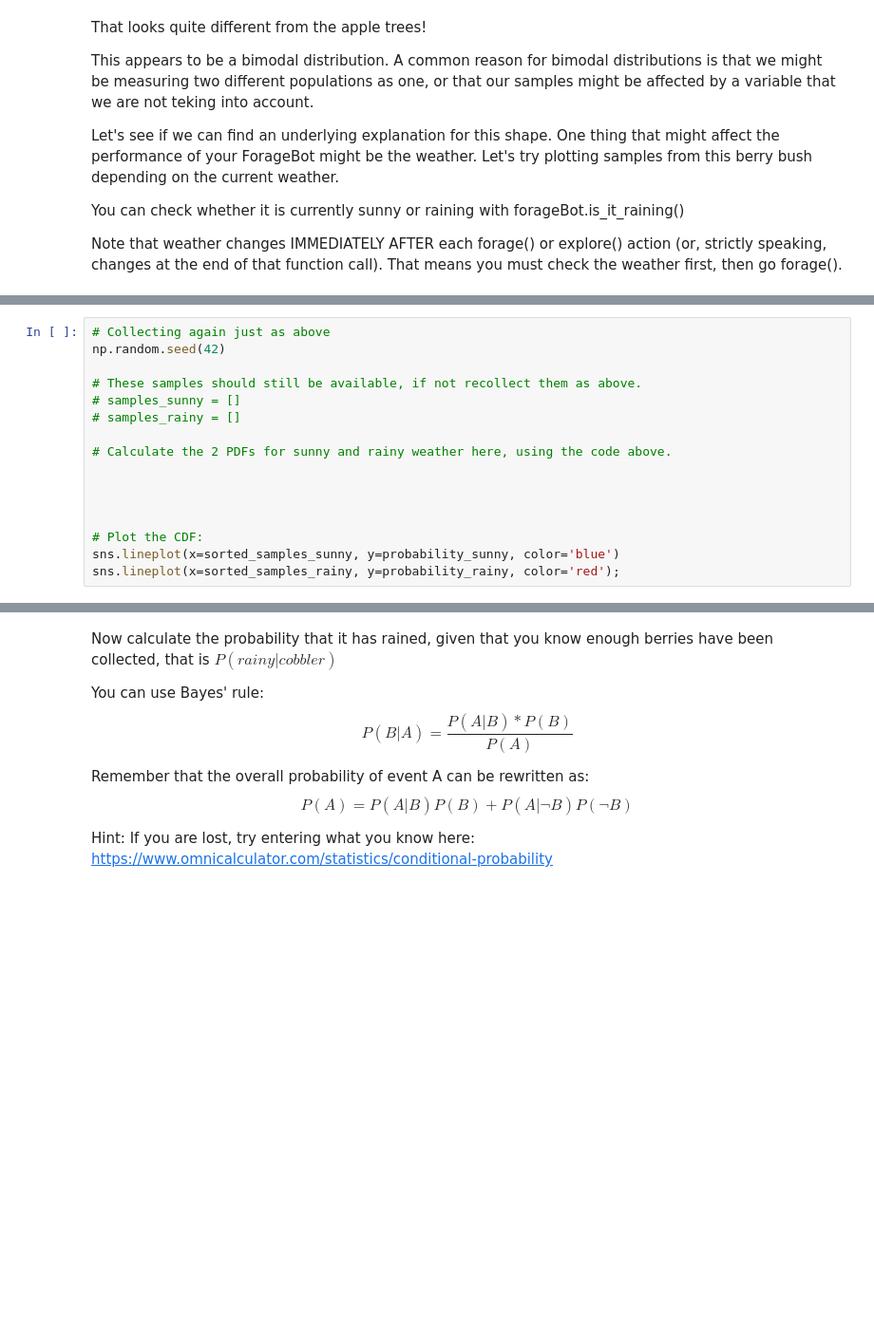
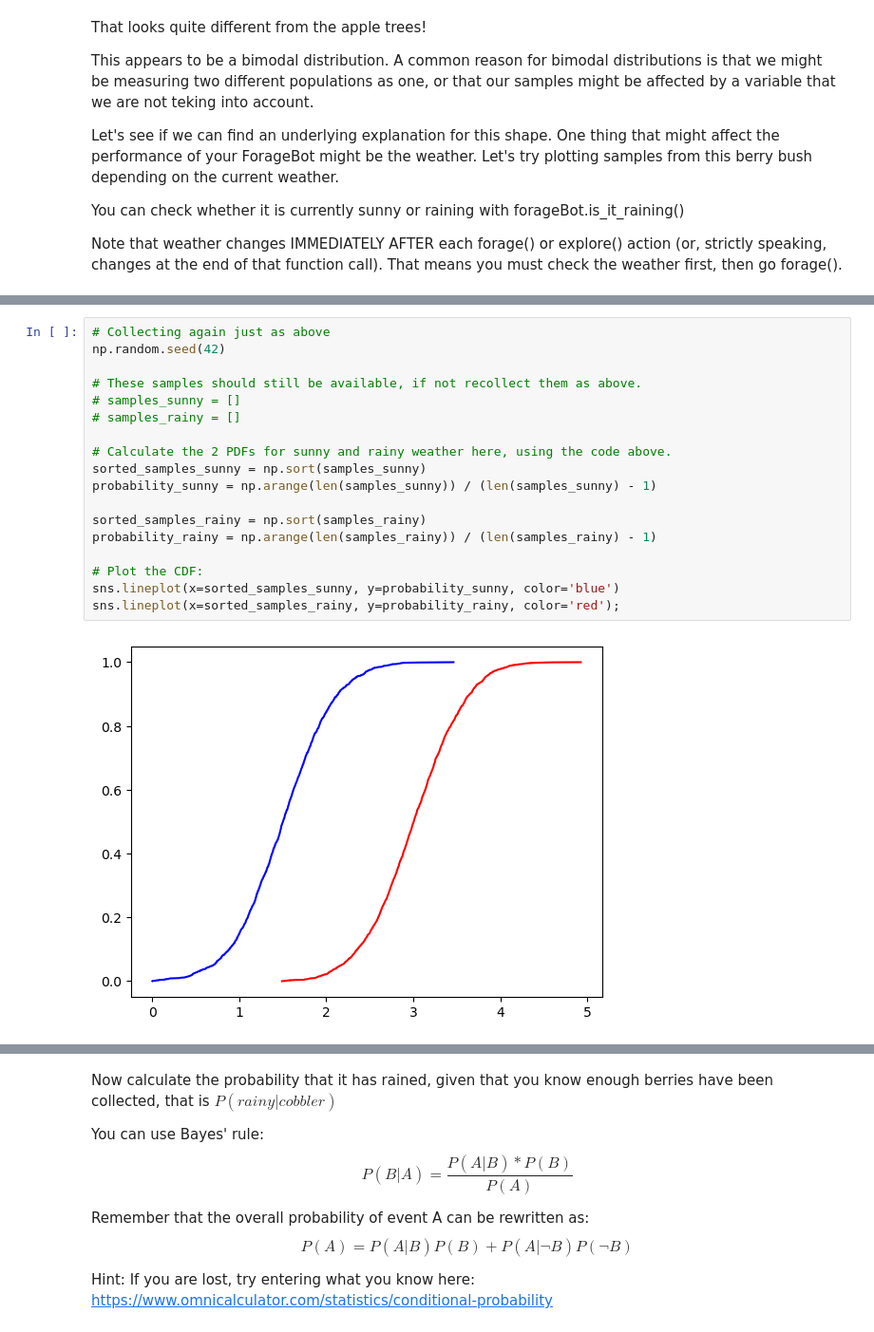
Before and after one commit to JelleBla/computational-thinking-week-individual-13450166, a Jupyter notebook: challenge_foraging/challenge_foraging_robot.ipynb, the cells around one changed output, grey strips where cells are left out. Shown: that part at 95% size. Cells and saved outputs as stored; diff of their text form; blank space fills up the shorter version.

```diff
--- a/challenge_foraging/challenge_foraging_robot.ipynb
+++ b/challenge_foraging/challenge_foraging_robot.ipynb
@@ -329,19 +341,23 @@ But we can get an even better estimate, if we take take the weather into account
 # %%
 # Collecting again just as above
 np.random.seed(42)
 
 # These samples should still be available, if not recollect them as above.
 # samples_sunny = []
 # samples_rainy = []
 
 # Calculate the 2 PDFs for sunny and rainy weather here, using the code above.
+sorted_samples_sunny = np.sort(samples_sunny)
+probability_sunny = np.arange(len(samples_sunny)) / (len(samples_sunny) - 1)
 
-
-
+sorted_samples_rainy = np.sort(samples_rainy)
+probability_rainy = np.arange(len(samples_rainy)) / (len(samples_rainy) - 1)
 
 # Plot the CDF:
 sns.lineplot(x=sorted_samples_sunny, y=probability_sunny, color='blue')
 sns.lineplot(x=sorted_samples_rainy, y=probability_rainy, color='red');
+# %% [output]
+[figure, added]
 # %% [markdown]
 You should generate this image:
 
```
Also changed, not shown: parts of 6 cells of this notebook, 2 other files.
